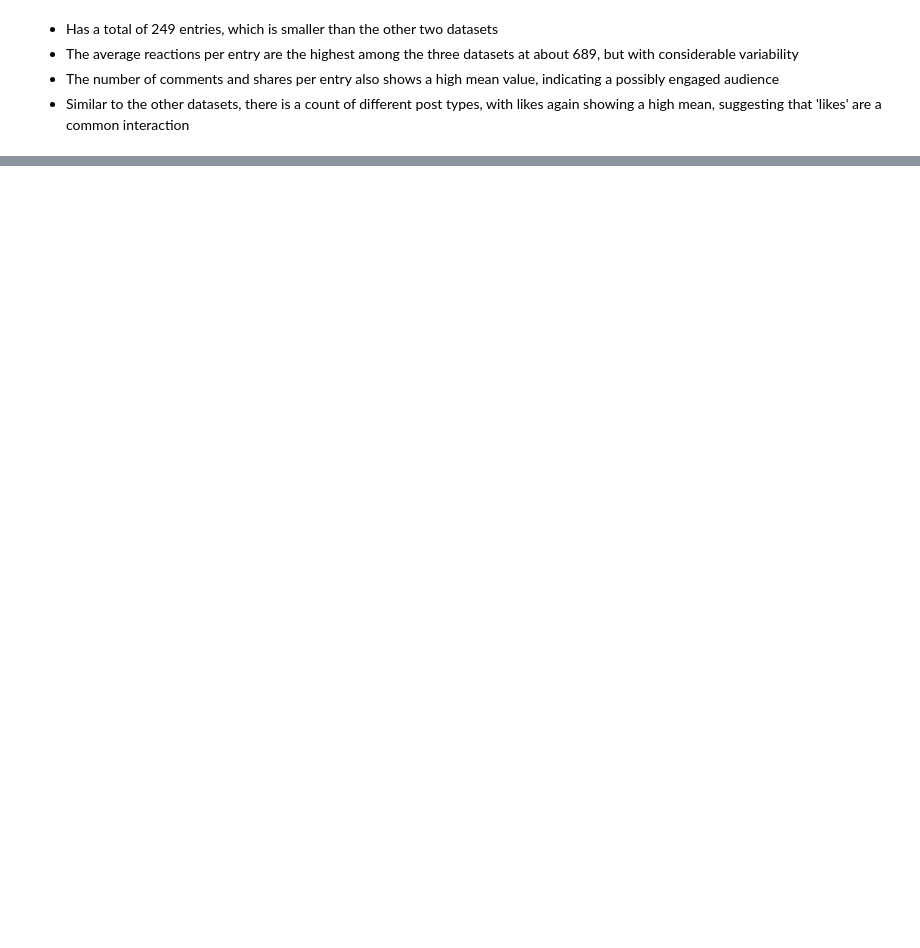
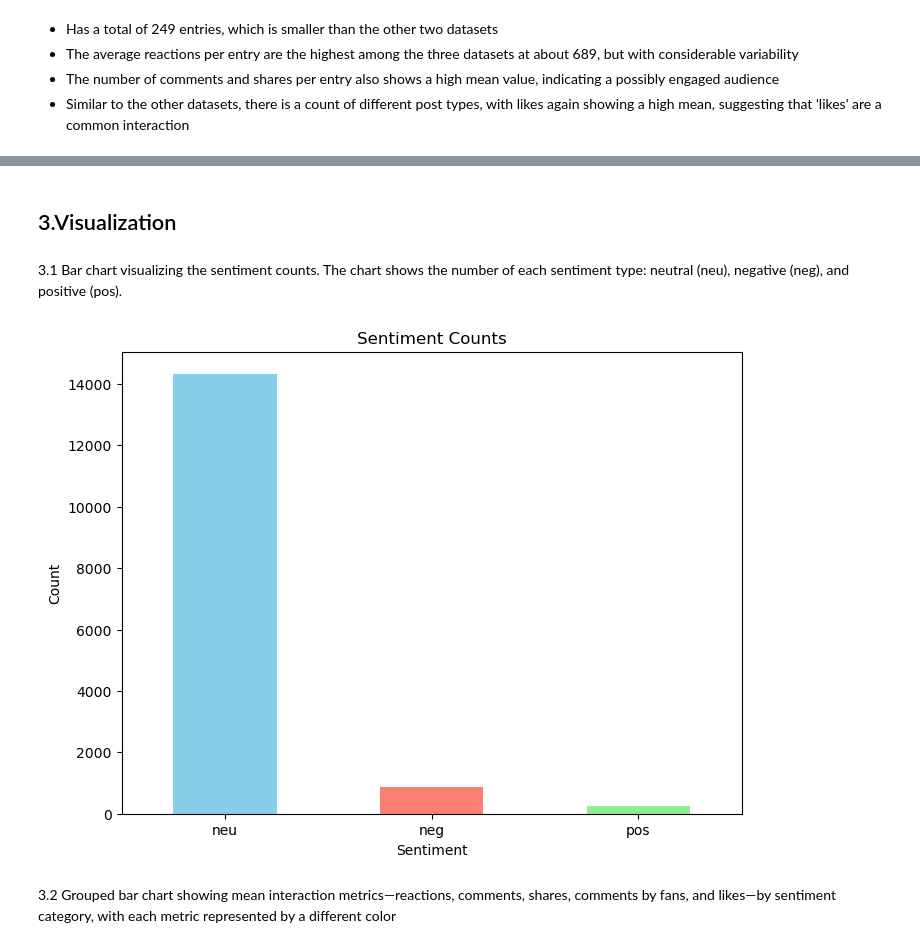
Before and after one commit to ziyuka/Digital-Marketing-Strategy2, a Jupyter notebook: themeparcs_df.ipynb, the cells around one changed output, grey strips where cells are left out. Drawn from its saved outputs; the diff is of its cells as text; code cells hidden in the pictures; blank space fills up the shorter version.

```diff
--- a/themeparcs_df.ipynb
+++ b/themeparcs_df.ipynb
@@ -490,0 +517,29 @@ df_pos.describe()
+# %% [markdown]
+## 3.Visualization
+# %% [markdown]
+3.1 Bar chart visualizing the sentiment counts. The chart shows the number of each sentiment type: neutral (neu), negative (neg), and positive (pos).
+# %%
+# Let's create a visualization for the sentiment counts provided in the image.
+
+# Reconstructing the data from the image into a dictionary
+sentiment_counts = {
+    'neu': 14331,
+    'neg': 863,
+    'pos': 249
+}
+
+# Convert the dictionary to a pandas Series
+sentiment_series = pd.Series(sentiment_counts)
+
+# Plotting
+plt.figure(figsize=(8, 6))
+sentiment_series.plot(kind='bar', color=['skyblue', 'salmon', 'lightgreen'])
+plt.title('Sentiment Counts')
+plt.xlabel('Sentiment')
+plt.ylabel('Count')
+plt.xticks(rotation=0)  # Keep the x-ticks labels horizontal
+plt.show()
+# %% [output]
+[figure, added]
+# %% [markdown]
+3.2 Grouped bar chart showing mean interaction metrics—reactions, comments, shares, comments by fans, and likes—by sentiment category, with each metric represented by a different color
```
Also changed, not shown: parts of 17 cells of this notebook.
